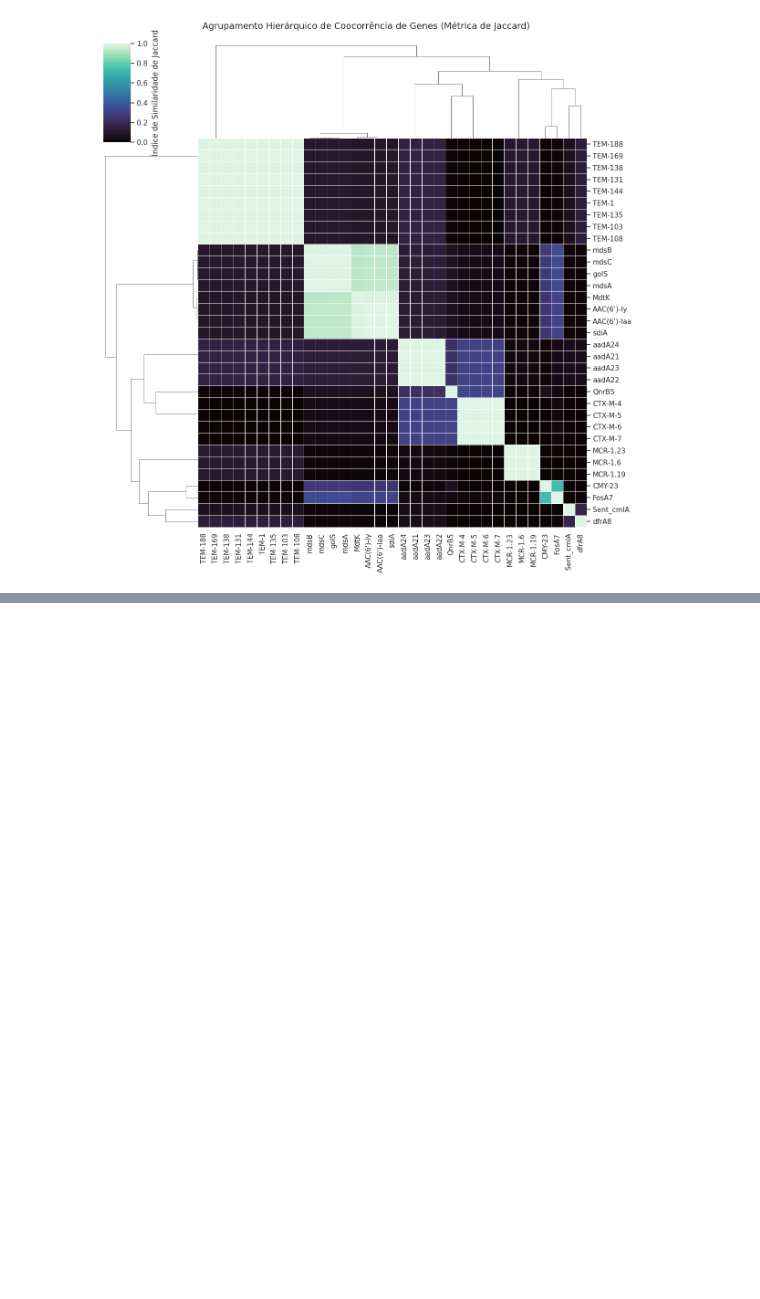
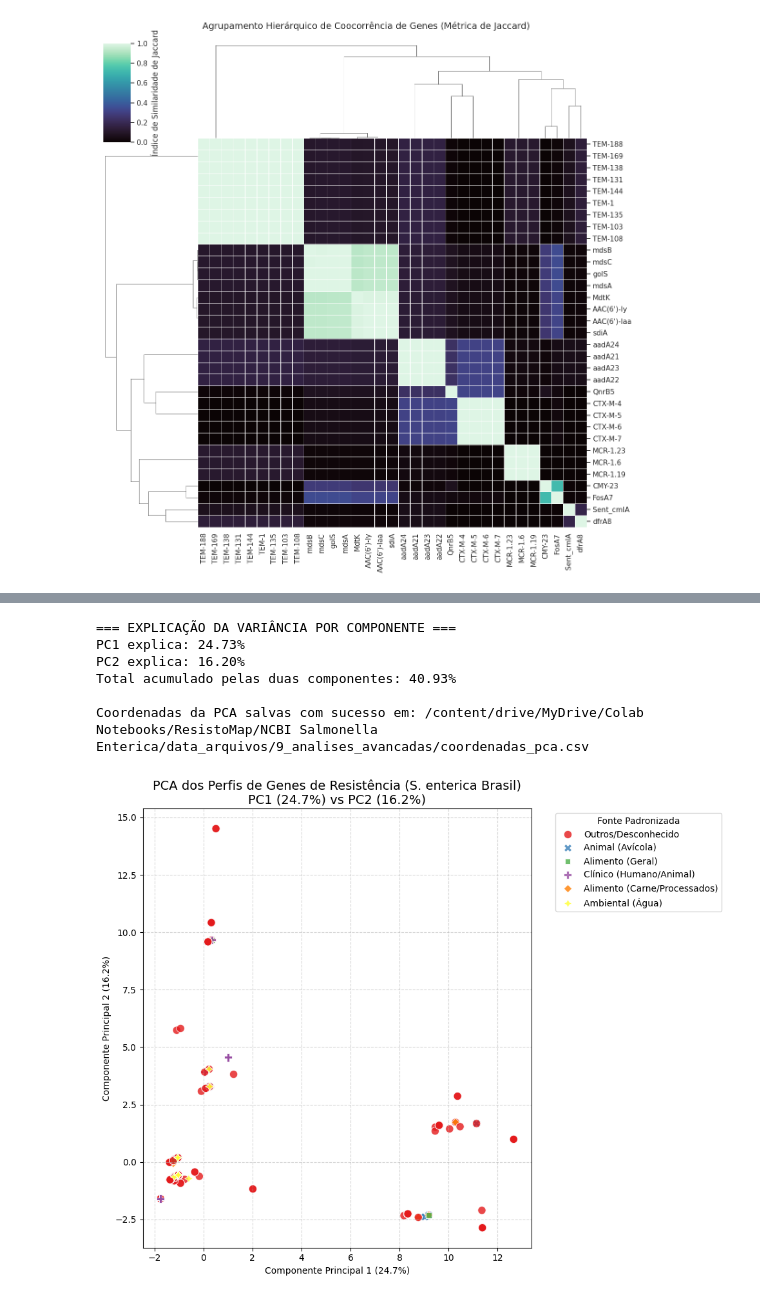
Before and after one commit to Nathanamarante/ResistoMap, a Jupyter notebook: ResistoMap.ipynb, the cells around one changed output, grey strips where cells are left out. Saved outputs shown, nothing was run; the diff lists cells and outputs as text; code cells hidden in the pictures; blank space fills up the shorter version.

```diff
--- a/ResistoMap.ipynb
+++ b/ResistoMap.ipynb
@@ -2102,0 +2191,64 @@ plt.show()
+# %%
+from sklearn.decomposition import PCA
+from sklearn.preprocessing import StandardScaler
+
+# Carregar metadados epidemiológicos
+df_metadados = pd.read_csv(caminho_metadados)
+
+# 1. Normalização dos dados binários para a PCA
+# Embora binários, centralizar a variância auxilia no cálculo das componentes ortogonais
+scaler = StandardScaler()
+matriz_escalonada = scaler.fit_transform(matriz_amr)
+
+# 2. Executar PCA extraindo as duas primeiras componentes principais (PC1 e PC2)
+pca = PCA(n_components=2)
+pca_scores = pca.fit_transform(matriz_escalonada)
+
+# Criar DataFrame com os resultados obtidos das projeções
+df_pca = pd.DataFrame(
+    data=pca_scores,
+    columns=["PC1", "PC2"],
+    index=matriz_amr.index
+).reset_index()
+
+# Explicabilidade da Variância
+var_explicada = pca.explained_variance_ratio_ * 100
+print("=== EXPLICAÇÃO DA VARIÂNCIA POR COMPONENTE ===")
+print(f"PC1 explica: {var_explicada[0]:.2f}%")
+print(f"PC2 explica: {var_explicada[1]:.2f}%")
+print(f"Total acumulado pelas duas componentes: {sum(var_explicada):.2f}%")
+
+# 3. Unir scores com metadados de Fonte Padronizada
+df_pca_meta = pd.merge(df_pca, df_metadados[["BioSample", "Fonte_Padronizada"]], on="BioSample", how="inner")
+
+# Salvar coordenadas da PCA
+caminho_pca_csv = os.path.join(pasta_saida_avancada, "coordenadas_pca.csv")
+df_pca_meta.to_csv(caminho_pca_csv, index=False)
+print(f"\nCoordenadas da PCA salvas com sucesso em: {caminho_pca_csv}")
+
+# 4. Plot de dispersão (Scatterplot) da PCA por Fonte de Isolado
+plt.figure(figsize=(10, 8))
+sns.scatterplot(
+    x="PC1", y="PC2",
+    hue="Fonte_Padronizada",
+    style="Fonte_Padronizada",
+    data=df_pca_meta,
+    palette="Set1",
+    alpha=0.8,
+    s=80
+)
+plt.title(f"PCA dos Perfis de Genes de Resistência (S. enterica Brasil)\nPC1 ({var_explicada[0]:.1f}%) vs PC2 ({var_explicada[1]:.1f}%)", fontsize=14)
+plt.xlabel(f"Componente Principal 1 ({var_explicada[0]:.1f}%)")
+plt.ylabel(f"Componente Principal 2 ({var_explicada[1]:.1f}%)")
+plt.grid(True, linestyle="--", alpha=0.5)
+plt.legend(title="Fonte Padronizada", bbox_to_anchor=(1.05, 1), loc='upper left')
+plt.tight_layout()
+plt.show()
+# %% [output]
+=== EXPLICAÇÃO DA VARIÂNCIA POR COMPONENTE ===
+PC1 explica: 24.73%
+PC2 explica: 16.20%
+Total acumulado pelas duas componentes: 40.93%
+
+Coordenadas da PCA salvas com sucesso em: /content/drive/MyDrive/Colab Notebooks/ResistoMap/NCBI Salmonella Enterica/data_arquivos/9_analises_avancadas/coordenadas_pca.csv
+[figure, added]
```
Also changed, not shown: parts of 13 cells of this notebook.
